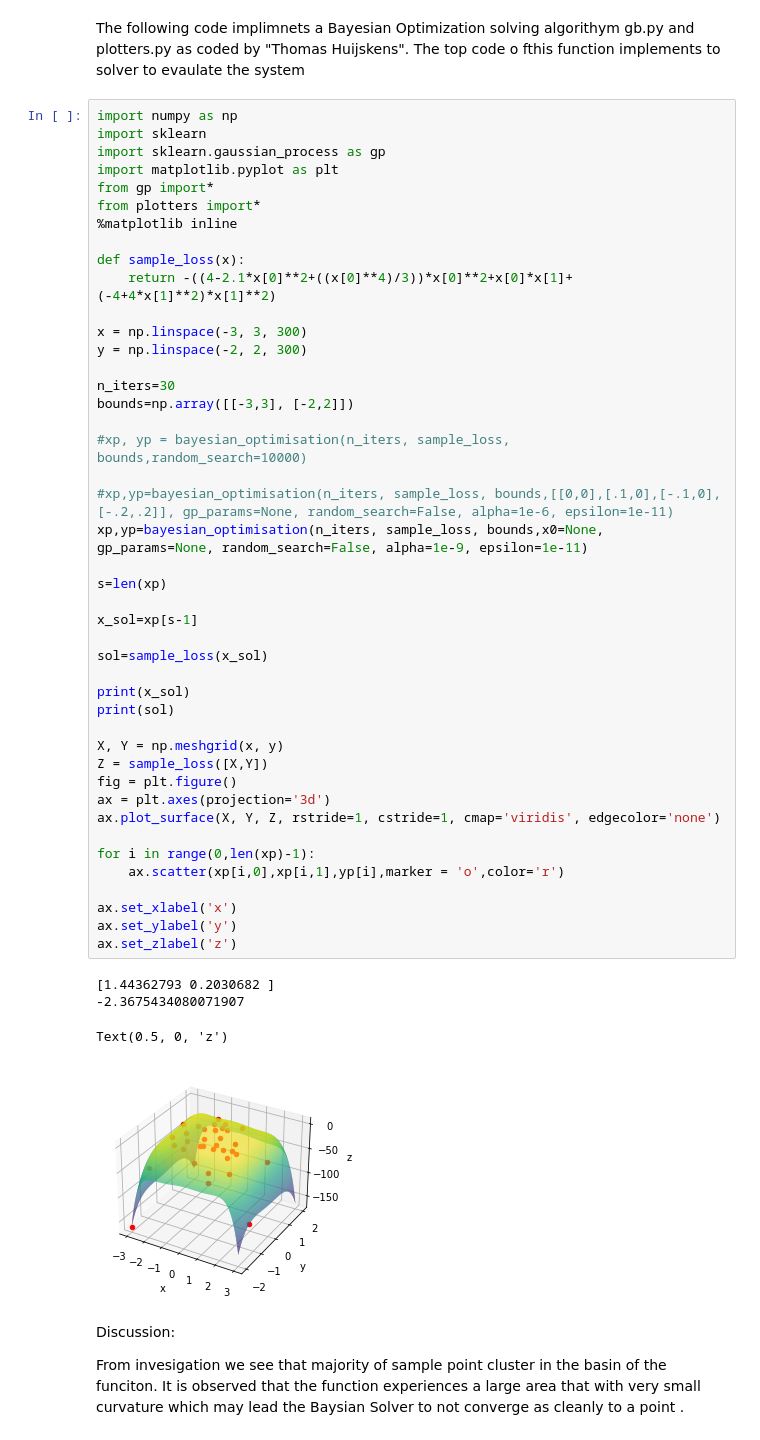
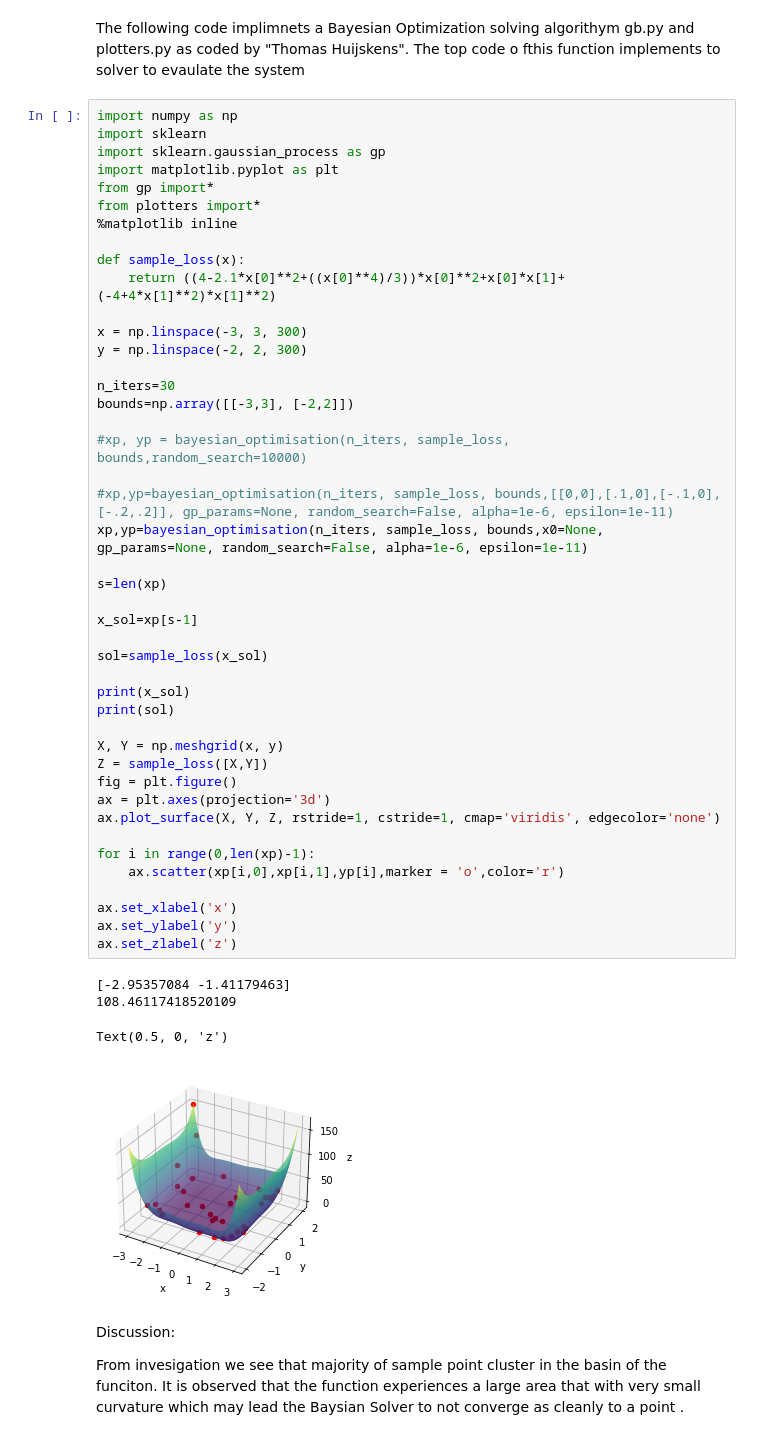
Before and after one commit to Cwhitney32/DesignOptimization, a Jupyter notebook: Homework 3.ipynb, the cells around one changed output. Drawn from its saved outputs; the diff is of its cells as text.

```diff
--- a/Homework 3.ipynb
+++ b/Homework 3.ipynb
@@ -200,7 +200,7 @@ from plotters import*
 %matplotlib inline
 
 def sample_loss(x):
-    return -((4-2.1*x[0]**2+((x[0]**4)/3))*x[0]**2+x[0]*x[1]+(-4+4*x[1]**2)*x[1]**2)
+    return ((4-2.1*x[0]**2+((x[0]**4)/3))*x[0]**2+x[0]*x[1]+(-4+4*x[1]**2)*x[1]**2)
 
 x = np.linspace(-3, 3, 300)
 y = np.linspace(-2, 2, 300)
@@ -208,37 +208,37 @@ y = np.linspace(-2, 2, 300)
 n_iters=30
 bounds=np.array([[-3,3], [-2,2]])
 
 #xp, yp = bayesian_optimisation(n_iters, sample_loss, bounds,random_search=10000)
 
 #xp,yp=bayesian_optimisation(n_iters, sample_loss, bounds,[[0,0],[.1,0],[-.1,0],[-.2,.2]], gp_params=None, random_search=False, alpha=1e-6, epsilon=1e-11)
-xp,yp=bayesian_optimisation(n_iters, sample_loss, bounds,x0=None, gp_params=None, random_search=False, alpha=1e-9, epsilon=1e-11)
+xp,yp=bayesian_optimisation(n_iters, sample_loss, bounds,x0=None, gp_params=None, random_search=False, alpha=1e-6, epsilon=1e-11)
 
 s=len(xp)
 
 x_sol=xp[s-1]
 
 sol=sample_loss(x_sol)
 
 print(x_sol)
 print(sol)
 
 X, Y = np.meshgrid(x, y)
 Z = sample_loss([X,Y])
 fig = plt.figure()
 ax = plt.axes(projection='3d')
 ax.plot_surface(X, Y, Z, rstride=1, cstride=1, cmap='viridis', edgecolor='none')
 
 for i in range(0,len(xp)-1):
     ax.scatter(xp[i,0],xp[i,1],yp[i],marker = 'o',color='r')
 
 ax.set_xlabel('x')
 ax.set_ylabel('y')
 ax.set_zlabel('z')
 # %% [output]
-[1.44362793 0.2030682 ]
--2.3675434080071907
+[-2.95357084 -1.41179463]
+108.46117418520109
 Text(0.5, 0, 'z')
-[figure, old version]
+[figure, new version]
 # %% [markdown]
 Discussion:
 
```
Also changed, not shown: parts of 2 cells of this notebook.
